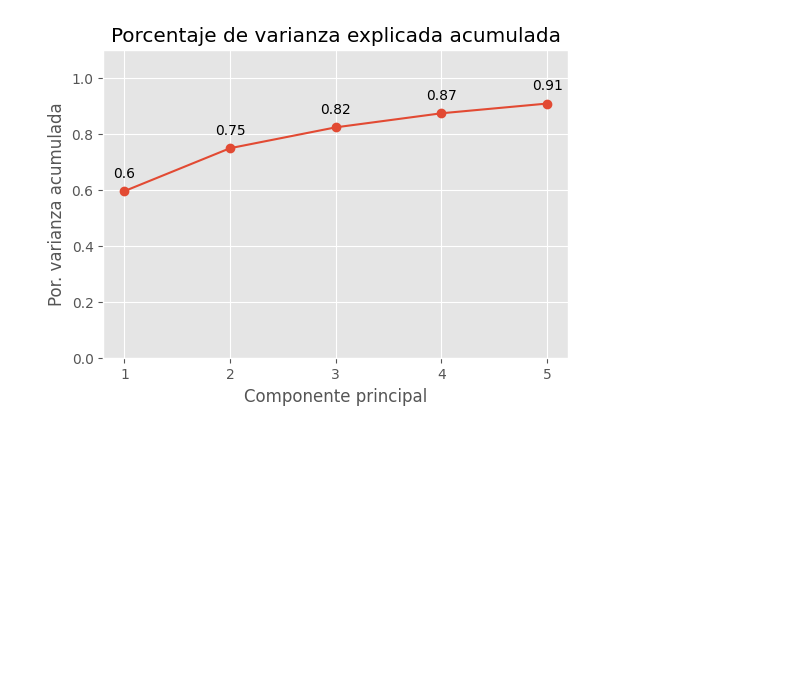
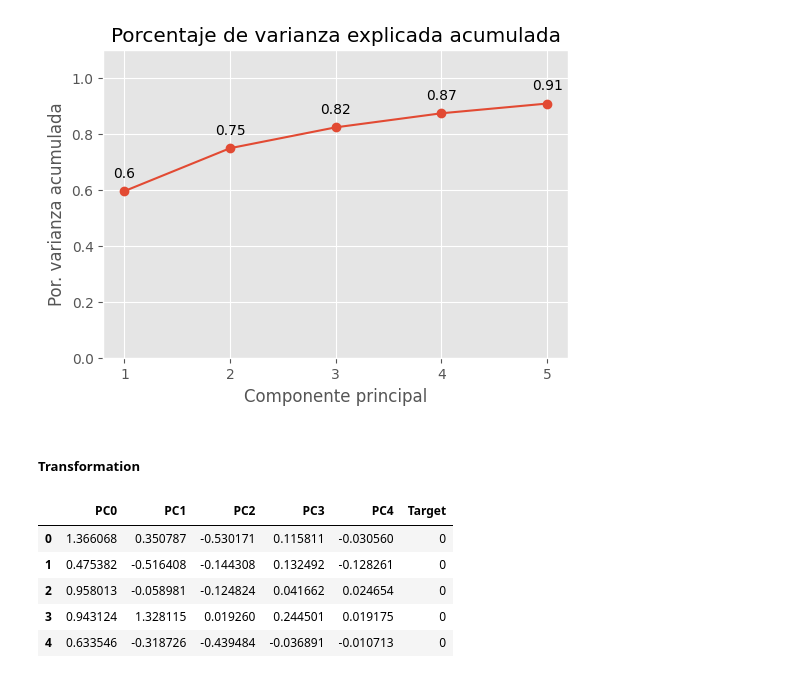
Before and after one commit to isaacmenchaca97/breast_cancer_detection, a Jupyter notebook: breast_cancer.ipynb, the cells around one changed output. Cells and saved outputs as stored; diff of their text form; code cells hidden in the pictures; blank space fills up the shorter version.

Commit message:
transformation

```diff
--- a/breast_cancer.ipynb
+++ b/breast_cancer.ipynb
@@ -218,9 +216,8 @@ Name: target, dtype: int64
 # %%
 scaler = MinMaxScaler()
-scaler.fit(X)
-X_scaled = scaler.transform(X)
+X_scaled = scaler.fit_transform(X)
 # %% [markdown]
 ##### Principal Component Analysis (PCA)
 # %%
 model_pca = PCA()
-model_pca.fit(X_scaled)
+proyections = model_pca.fit_transform(X_scaled)
@@ -302,3 +297,19 @@ ax.set_ylabel('Por. varianza acumulada');
  0.99874701 0.99923814 0.99963744 0.99989128 0.99995833 0.99999314
  1.        ]
 [figure]
+# %% [markdown]
+##### Transformation
+# %%
+new_df = pd.DataFrame(
+    proyections[:, :n_pca],
+    columns=[f"PC{i}" for i in range(n_pca)]
+)
+new_df['Target'] = df['target']
+new_df.head()
+# %% [output]
+|  | PC0 | PC1 | PC2 | PC3 | PC4 | Target |
+| 0 | 1.366068 | 0.350787 | -0.530171 | 0.115811 | -0.030560 | 0 |
+| 1 | 0.475382 | -0.516408 | -0.144308 | 0.132492 | -0.128261 | 0 |
+| 2 | 0.958013 | -0.058981 | -0.124824 | 0.041662 | 0.024654 | 0 |
+| 3 | 0.943124 | 1.328115 | 0.019260 | 0.244501 | 0.019175 | 0 |
+| 4 | 0.633546 | -0.318726 | -0.439484 | -0.036891 | -0.010713 | 0 |
```
Also changed, not shown: parts of 2 cells of this notebook.
